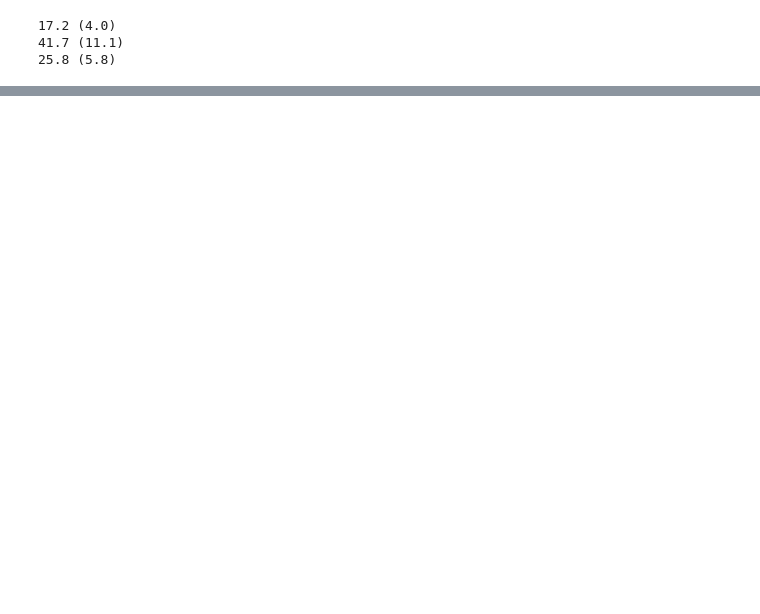
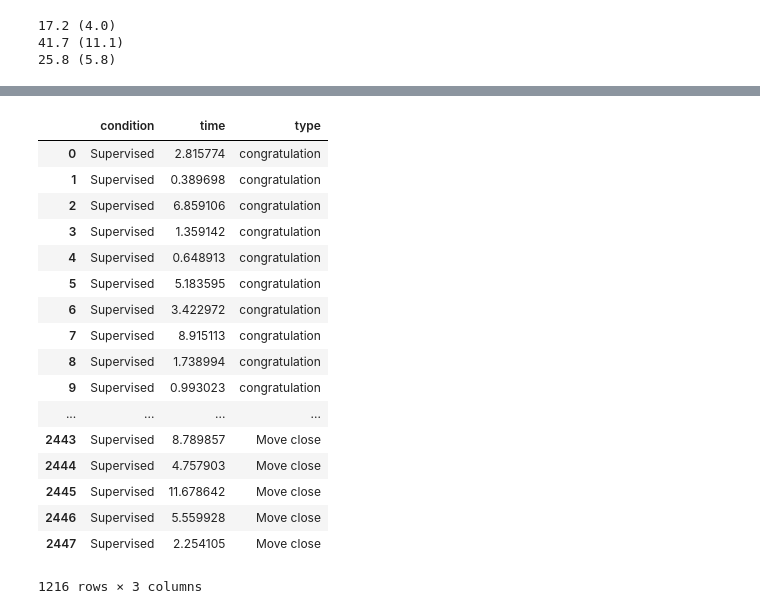
Before and after one commit to emmanuel-senft/data-foodchain, a Jupyter notebook: analyse.ipynb, the cells around one changed output, grey strips where cells are left out. Cells and saved outputs as stored; diff of their text form; code cells hidden in the pictures; blank space fills up the shorter version.

```diff
--- a/analyse.ipynb
+++ b/analyse.ipynb
@@ -389,0 +433,21 @@ half_violin_plot(data, x, hue, y, offset_box, offset_violin, x_tick_labels, y_la
+# %%
+d
+# %% [output]
+|  | condition | time | type |
+| 0 | Supervised | 2.815774 | congratulation |
+| 1 | Supervised | 0.389698 | congratulation |
+| 2 | Supervised | 6.859106 | congratulation |
+| 3 | Supervised | 1.359142 | congratulation |
+| 4 | Supervised | 0.648913 | congratulation |
+| 5 | Supervised | 5.183595 | congratulation |
+| 6 | Supervised | 3.422972 | congratulation |
+| 7 | Supervised | 8.915113 | congratulation |
+| 8 | Supervised | 1.738994 | congratulation |
+| 9 | Supervised | 0.993023 | congratulation |
+| ... | ... | ... | ... |
+| 2443 | Supervised | 8.789857 | Move close |
+| 2444 | Supervised | 4.757903 | Move close |
+| 2445 | Supervised | 11.678642 | Move close |
+| 2446 | Supervised | 5.559928 | Move close |
+| 2447 | Supervised | 2.254105 | Move close |
+1216 rows × 3 columns
```
Also changed, not shown: parts of 6 cells of this notebook, 15 other files.
